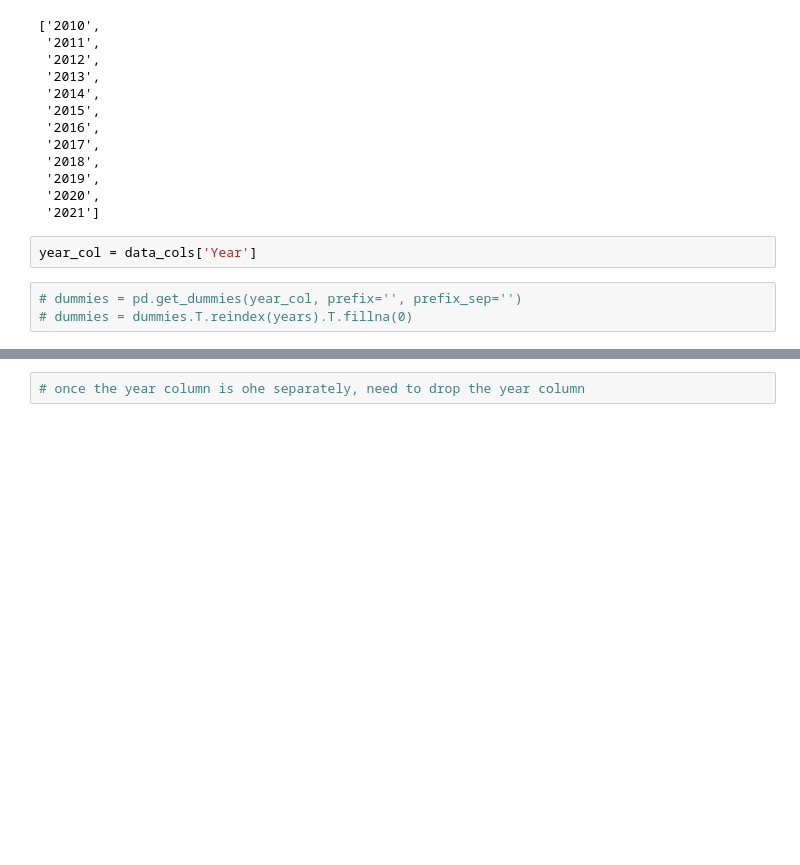
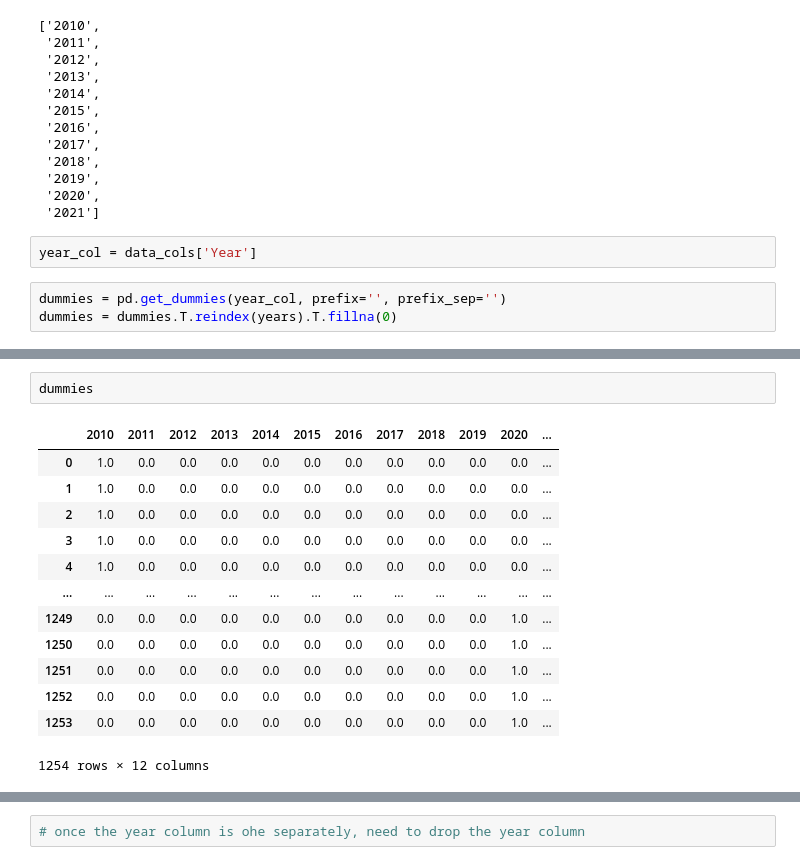
Before and after one commit to WickedoneC/Healthcare, a Jupyter notebook: Total_Insurance_Cost/Cleaning_EDA.ipynb, the cells around one changed output, grey strips where cells are left out. Saved outputs shown, nothing was run; the diff lists cells and outputs as text; blank space fills up the shorter version.

Commit message:
ohe year column

```diff
--- a/Total_Insurance_Cost/Cleaning_EDA.ipynb
+++ b/Total_Insurance_Cost/Cleaning_EDA.ipynb
@@ -683,5 +692,5 @@ years
 # %%
 year_col = data_cols['Year']
 # %%
-# dummies = pd.get_dummies(year_col, prefix='', prefix_sep='')
-# dummies = dummies.T.reindex(years).T.fillna(0)
+dummies = pd.get_dummies(year_col, prefix='', prefix_sep='')
+dummies = dummies.T.reindex(years).T.fillna(0)
@@ -698,0 +712,16 @@ year_col = data_cols['Year']
+# %%
+dummies
+# %% [output]
+|  | 2010 | 2011 | 2012 | 2013 | 2014 | 2015 | 2016 | 2017 | 2018 | 2019 | 2020 | ... |
+| 0 | 1.0 | 0.0 | 0.0 | 0.0 | 0.0 | 0.0 | 0.0 | 0.0 | 0.0 | 0.0 | 0.0 | ... |
+| 1 | 1.0 | 0.0 | 0.0 | 0.0 | 0.0 | 0.0 | 0.0 | 0.0 | 0.0 | 0.0 | 0.0 | ... |
+| 2 | 1.0 | 0.0 | 0.0 | 0.0 | 0.0 | 0.0 | 0.0 | 0.0 | 0.0 | 0.0 | 0.0 | ... |
+| 3 | 1.0 | 0.0 | 0.0 | 0.0 | 0.0 | 0.0 | 0.0 | 0.0 | 0.0 | 0.0 | 0.0 | ... |
+| 4 | 1.0 | 0.0 | 0.0 | 0.0 | 0.0 | 0.0 | 0.0 | 0.0 | 0.0 | 0.0 | 0.0 | ... |
+| ... | ... | ... | ... | ... | ... | ... | ... | ... | ... | ... | ... | ... |
+| 1249 | 0.0 | 0.0 | 0.0 | 0.0 | 0.0 | 0.0 | 0.0 | 0.0 | 0.0 | 0.0 | 1.0 | ... |
+| 1250 | 0.0 | 0.0 | 0.0 | 0.0 | 0.0 | 0.0 | 0.0 | 0.0 | 0.0 | 0.0 | 1.0 | ... |
+| 1251 | 0.0 | 0.0 | 0.0 | 0.0 | 0.0 | 0.0 | 0.0 | 0.0 | 0.0 | 0.0 | 1.0 | ... |
+| 1252 | 0.0 | 0.0 | 0.0 | 0.0 | 0.0 | 0.0 | 0.0 | 0.0 | 0.0 | 0.0 | 1.0 | ... |
+| 1253 | 0.0 | 0.0 | 0.0 | 0.0 | 0.0 | 0.0 | 0.0 | 0.0 | 0.0 | 0.0 | 1.0 | ... |
+1254 rows × 12 columns
```
Also changed, not shown: parts of 10 cells of this notebook.
